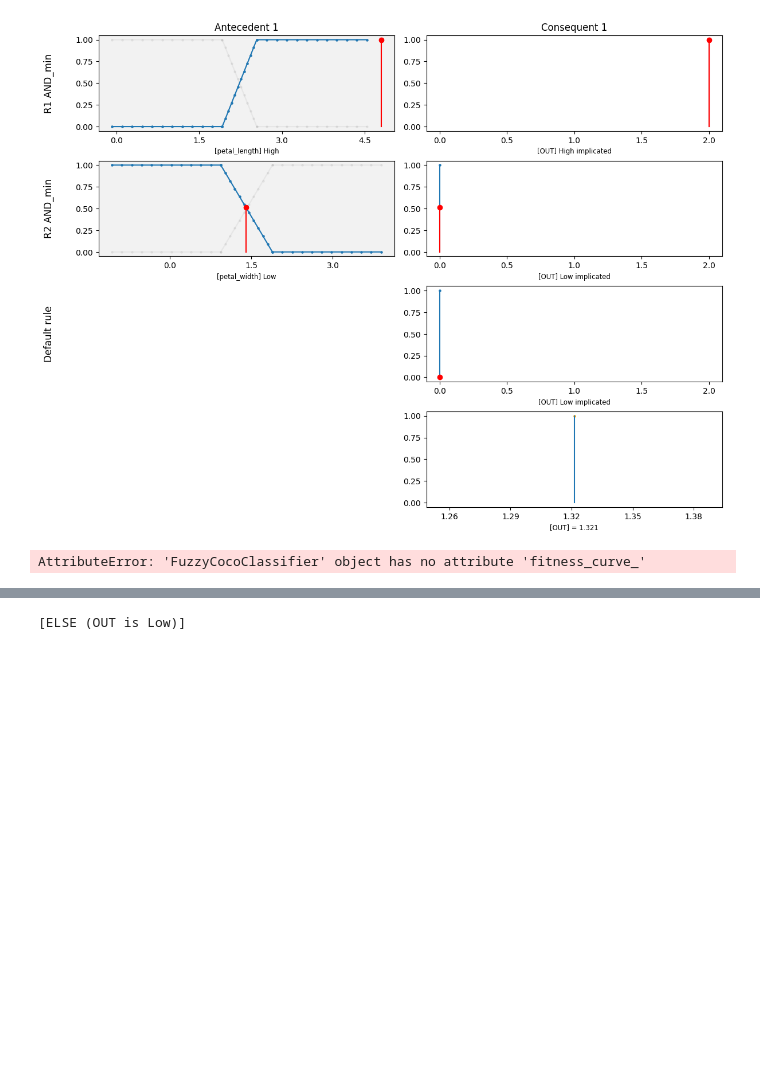
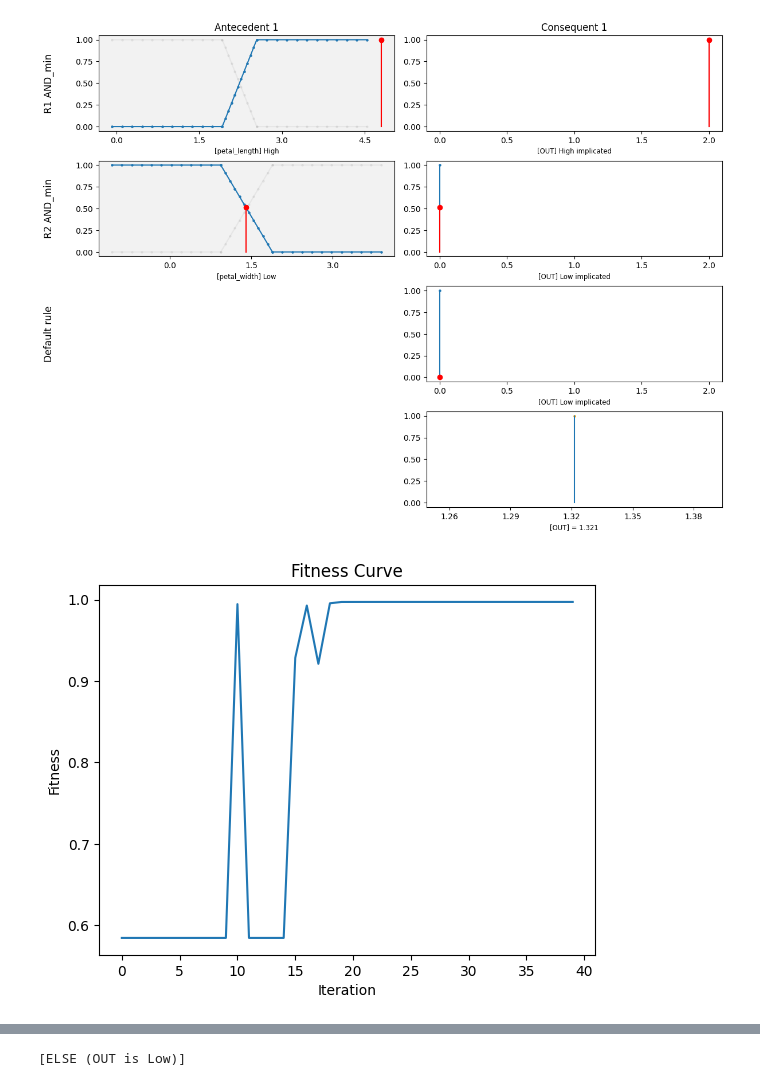
Before and after one commit to arthurbabey/fuzzycocopython, a Jupyter notebook: Untitled-1.ipynb, the cells around one changed output, grey strips where cells are left out. Saved outputs shown, nothing was run; the diff lists cells and outputs as text; code cells hidden in the pictures; blank space fills up the shorter version.

```diff
--- a/Untitled-1.ipynb
+++ b/Untitled-1.ipynb
@@ -113,15 +121,15 @@ model.plot_aggregated_output(X_test[4])
 [figure]
 # %%
 import matplotlib.pyplot as plt
-plot = model.fitness_curve_
+plot = model.fitness_history_
 
 plt.plot(plot)
 plt.xlabel('Iteration')
 plt.ylabel('Fitness')
 plt.title('Fitness Curve')
 plt.show()
 # %% [output]
-AttributeError: 'FuzzyCocoClassifier' object has no attribute 'fitness_curve_'
+[figure, added]
 # %%
 model.rules_[0]
 # %% [output]
```
Also changed, not shown: parts of 20 cells of this notebook, 2 other files.
